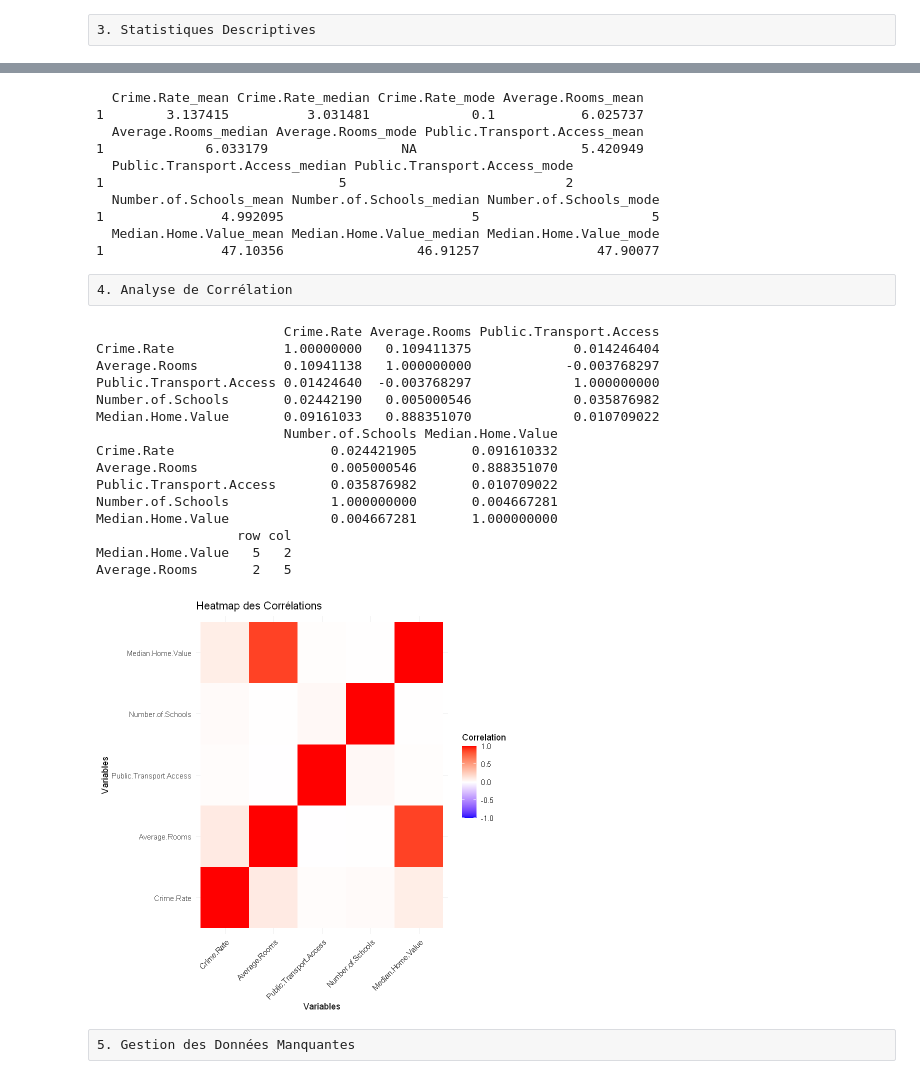
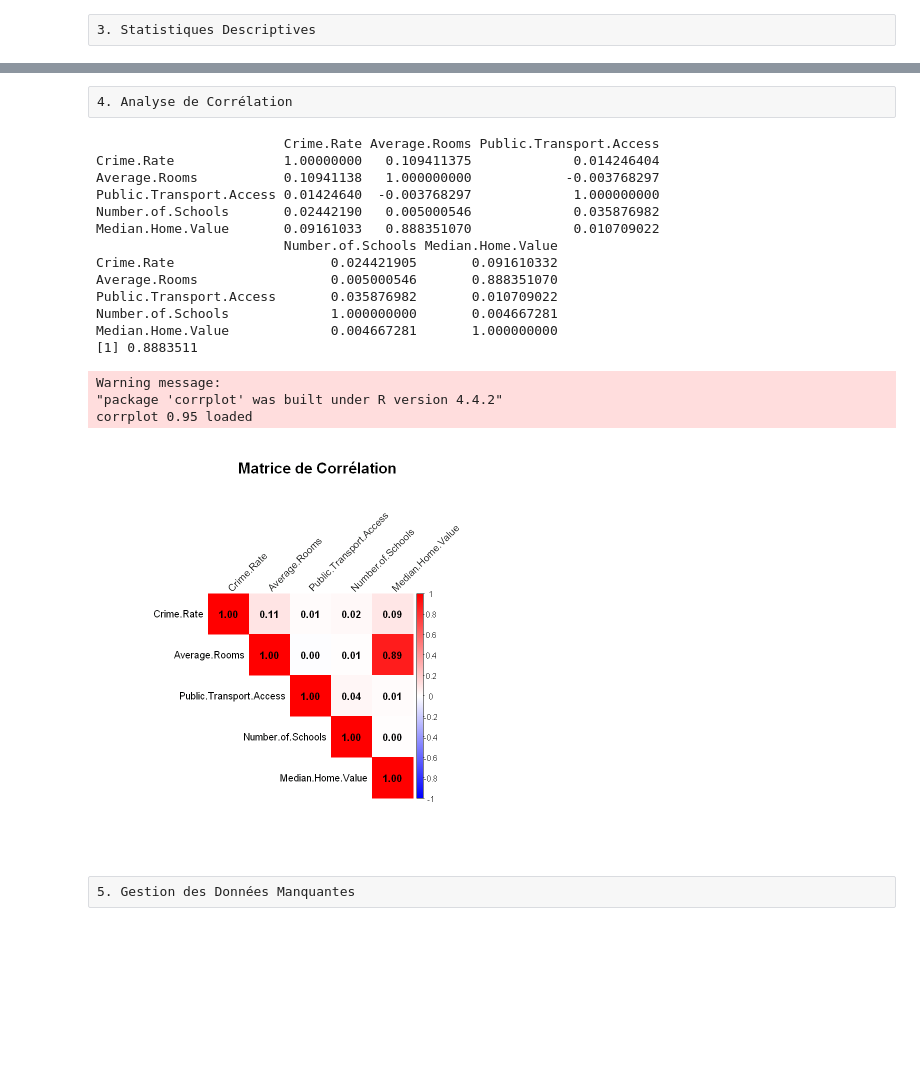
Before and after one commit to chartleyl/Project_housing_data, a Jupyter notebook: Project_housing.ipynb, the cells around one changed output, grey strips where cells are left out. Cells and saved outputs as stored; diff of their text form; code cells hidden in the pictures; blank space fills up the shorter version.

```diff
--- a/Project_housing.ipynb
+++ b/Project_housing.ipynb
@@ -80,28 +102,13 @@ stats <- data %>%
-# %%
-print(stats)
-# %% [output]
-  Crime.Rate_mean Crime.Rate_median Crime.Rate_mode Average.Rooms_mean
-1        3.137415          3.031481             0.1           6.025737
-  Average.Rooms_median Average.Rooms_mode Public.Transport.Access_mean
-1             6.033179                 NA                     5.420949
-  Public.Transport.Access_median Public.Transport.Access_mode
-1                              5                            2
-  Number.of.Schools_mean Number.of.Schools_median Number.of.Schools_mode
-1               4.992095                        5                      5
-  Median.Home.Value_mean Median.Home.Value_median Median.Home.Value_mode
-1               47.10356                 46.91257               47.90077
 # %% [raw]
 4. Analyse de Corrélation
 # %%
-#Calculons la corrélation
-cor_matrix<-cor(data,use="complete.obs")
+# Calculer la matrice de corrélation entre chaque paire de variables
+correlation_matrix <- cor(data, use = "complete.obs")
+print(correlation_matrix)
 
-#Affichons la matrix de correlation
-print(cor_matrix)
-
-#Identifions la paire des variables avec la correlation la plus élevée
-high_corr <- which(abs(cor_matrix) == max(abs(cor_matrix[upper.tri(cor_matrix)])), arr.ind = TRUE)
-print(high_corr)
+# Trouver la valeur maximale de corrélation en excluant les corrélations parfaites
+max_correlation <- max(correlation_matrix[correlation_matrix < 1])
+print(max_correlation)
 # %% [output]
                         Crime.Rate Average.Rooms Public.Transport.Access
 Crime.Rate              1.00000000   0.109411375             0.014246404
@@ -115,23 +122,30 @@ Average.Rooms                 0.005000546       0.888351070
 Public.Transport.Access       0.035876982       0.010709022
 Number.of.Schools             1.000000000       0.004667281
 Median.Home.Value             0.004667281       1.000000000
-                  row col
-Median.Home.Value   5   2
-Average.Rooms       2   5
+[1] 0.8883511
 # %%
-# Transformons la matrice de corrélation pour ggplot
-cor_melted <- melt(cor_matrix)
+# Chargeons le package
+library(corrplot)
 
-# Créons une heatmap
-ggplot(data = cor_melted, aes(x = Var1, y = Var2, fill = value)) +
-  geom_tile() +
-  scale_fill_gradient2(low = "blue", high = "red", mid = "white",
-                       limit = c(-1, 1), name="Correlation") +
-  theme_minimal() +
-  theme(axis.text.x = element_text(angle = 45, hjust = 1)) +
-  labs(title = "Heatmap des Corrélations", x = "Variables", y = "Variables")
+# Calculons de la matrice de corrélation
+cor_matrix <- cor(data, use = "complete.obs")
+
+# Afficheons de la matrice de corrélation
+corrplot(cor_matrix, method = "color",
+         col = colorRampPalette(c("blue", "white", "red"))(200),
+         type = "upper",
+         tl.col = "black",
+         tl.srt = 45,
+         addCoef.col = "black",
+         mar = c(0, 0, 1, 0)) # Ajustement des marges
+
+# Ajoutons d'un titre
+title(main = "Matrice de Corrélation", cex.main = 1.5) # Taille du titre
 # %% [output]
+Warning message:
+"package 'corrplot' was built under R version 4.4.2"
+corrplot 0.95 loaded
-[figure, old version]
+[figure, new version]
 # %% [raw]
 5. Gestion des Données Manquantes
 # %%
```
Also changed, not shown: parts of 32 cells of this notebook.
